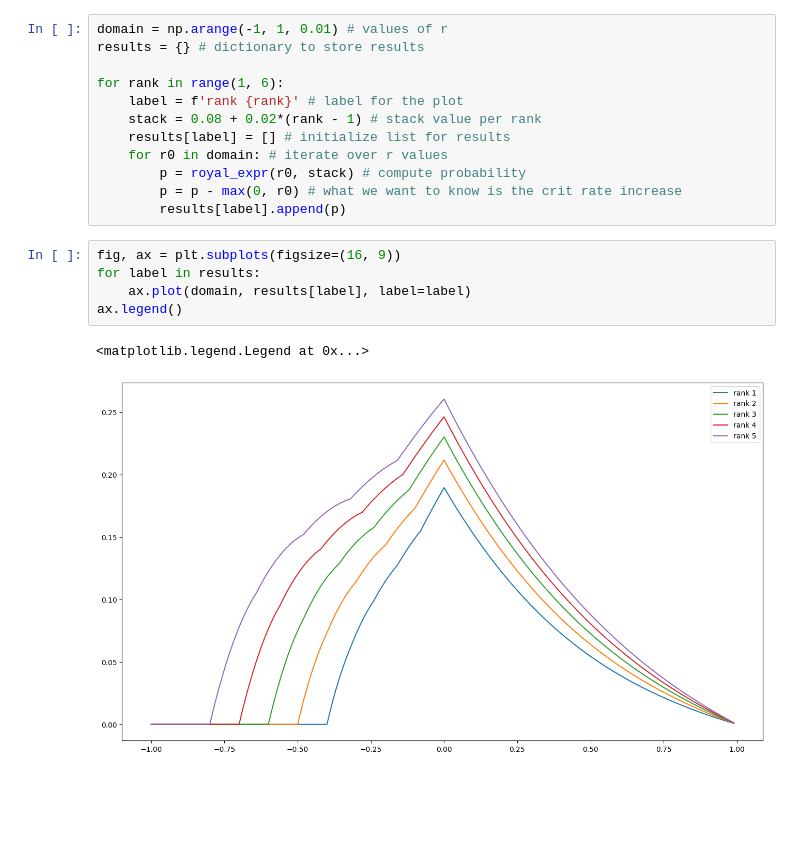
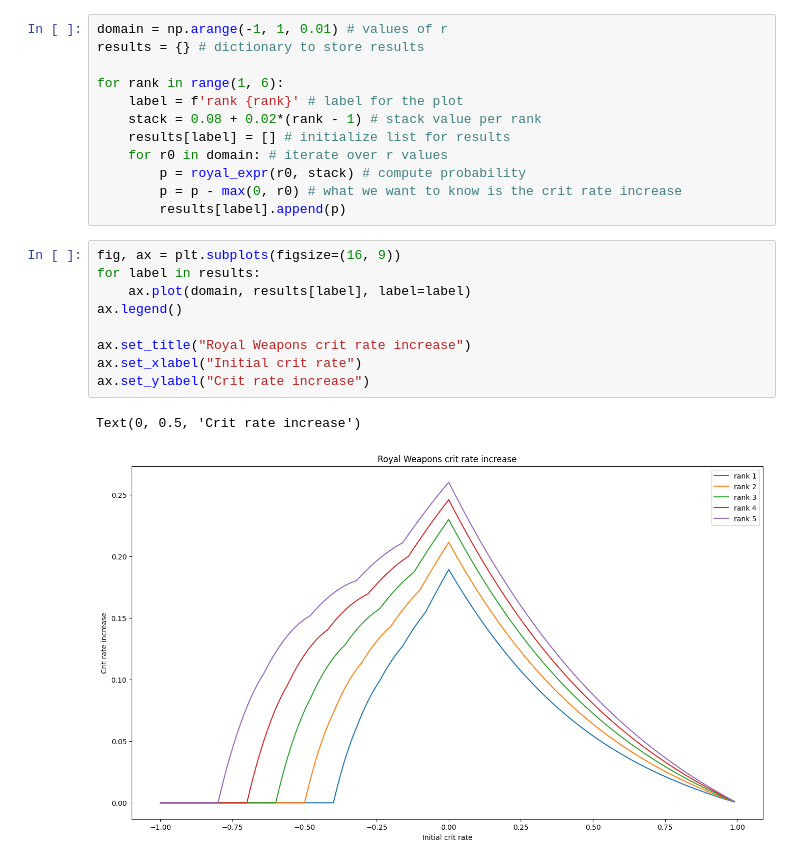
Before and after one commit to NiuWeb/genshin-damage-calc, a Jupyter notebook: notebooks/royal-weapons/royal-negative.ipynb, the cells around one changed output. Drawn from its saved outputs; the diff is of its cells as text; blank space fills up the shorter version.

Commit message:
Add labels to charts

```diff
--- a/notebooks/royal-weapons/royal-negative.ipynb
+++ b/notebooks/royal-weapons/royal-negative.ipynb
@@ -217,8 +229,12 @@ for rank in range(1, 6):
 # %%
 fig, ax = plt.subplots(figsize=(16, 9))
 for label in results:
     ax.plot(domain, results[label], label=label)
 ax.legend()
+
+ax.set_title("Royal Weapons crit rate increase")
+ax.set_xlabel("Initial crit rate")
+ax.set_ylabel("Crit rate increase")
 # %% [output]
-<matplotlib.legend.Legend at 0x...>
+Text(0, 0.5, 'Crit rate increase')
-[figure, old version]
+[figure, new version]
```
Also changed, not shown: parts of 4 cells of this notebook, 1 other file.
